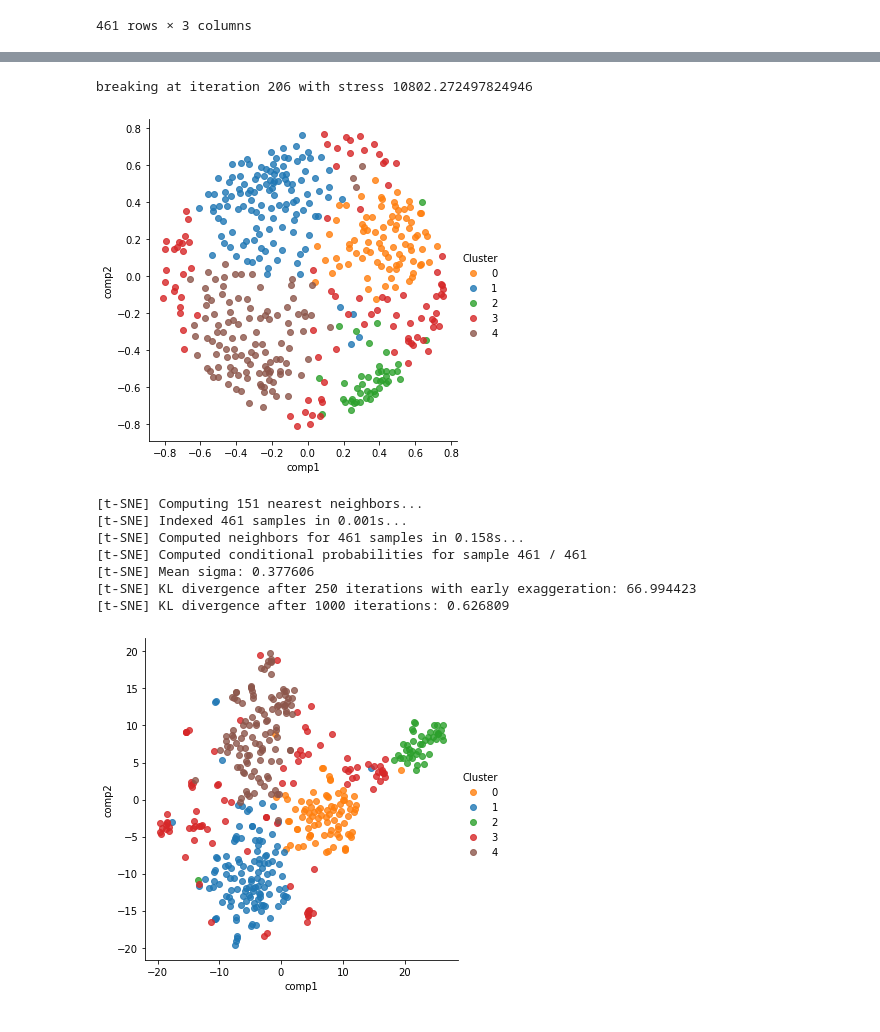
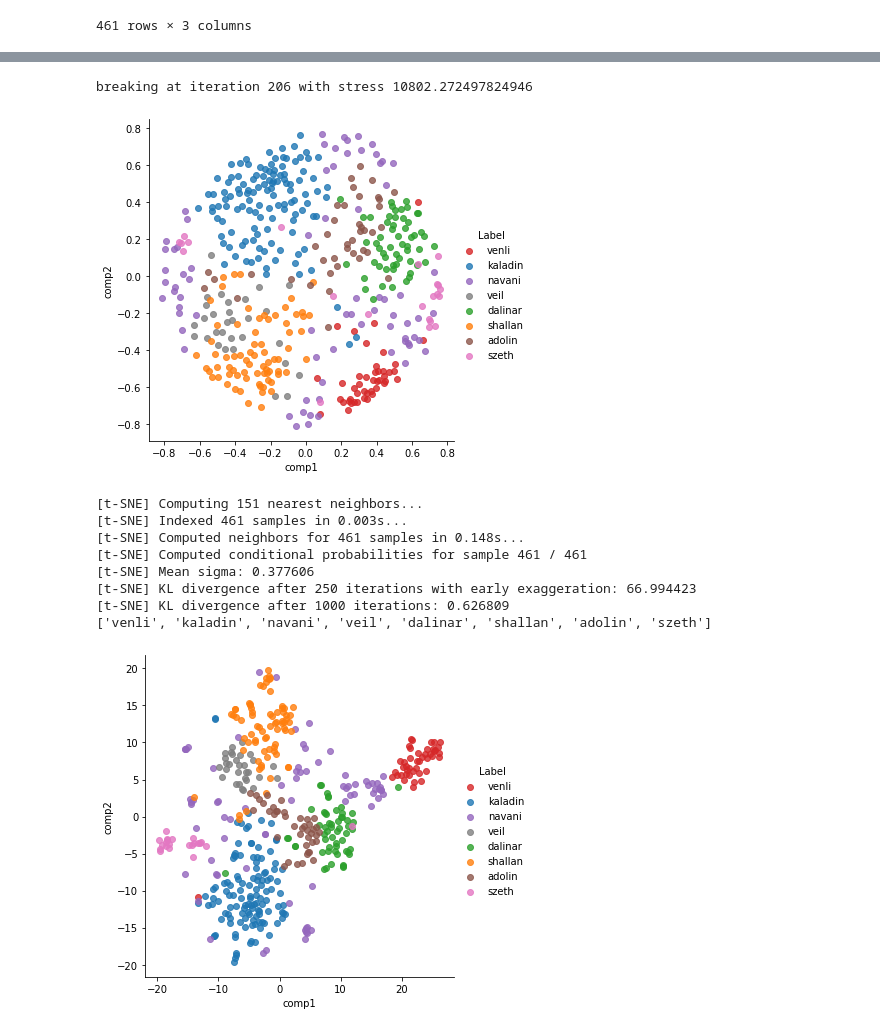
Before and after one commit to nkinnaird/StormlightArchiveNLP, a Jupyter notebook: code/doNLP.ipynb, the cells around one changed output, grey strips where cells are left out. Drawn from its saved outputs; the diff is of its cells as text; code cells hidden in the pictures.

```diff
--- a/code/doNLP.ipynb
+++ b/code/doNLP.ipynb
@@ -27,7 +27,8 @@ unpickled_df
 461 rows × 3 columns
 # %%
 # define constants
-numTopics = 5 # number of topics or clusters
+numBooks = 4
+numTopics = 8 # number of topics or clusters
 low_doc_freq = 0.01
 high_doc_freq = 0.75
 do_LDA = False
@@ -120,15 +117,16 @@ for i in range(numTopics):
 # %%
 # dimensionality reduction plots
-pUtils.makeMDSPlot(vectorized_matrix, df_with_results)
-pUtils.makeTSNEPlot(vectorized_matrix, df_with_results, 50)
+pUtils.makeMDSPlot(vectorized_matrix, df_with_results, kMeans_top_words)
+pUtils.makeTSNEPlot(vectorized_matrix, df_with_results, kMeans_top_words, 50)
 # %% [output]
 breaking at iteration 206 with stress 10802.272497824946
-[figure, old version]
+[figure, new version]
 [t-SNE] Computing 151 nearest neighbors...
-[t-SNE] Indexed 461 samples in 0.001s...
-[t-SNE] Computed neighbors for 461 samples in 0.158s...
+[t-SNE] Indexed 461 samples in 0.003s...
+[t-SNE] Computed neighbors for 461 samples in 0.148s...
 [t-SNE] Computed conditional probabilities for sample 461 / 461
 [t-SNE] Mean sigma: 0.377606
 [t-SNE] KL divergence after 250 iterations with early exaggeration: 66.994423
 [t-SNE] KL divergence after 1000 iterations: 0.626809
+['venli', 'kaladin', 'navani', 'veil', 'dalinar', 'shallan', 'adolin', 'szeth']
-[figure, old version]
+[figure, new version]
```
Also changed, not shown: parts of 5 cells of this notebook, 1 other file.
